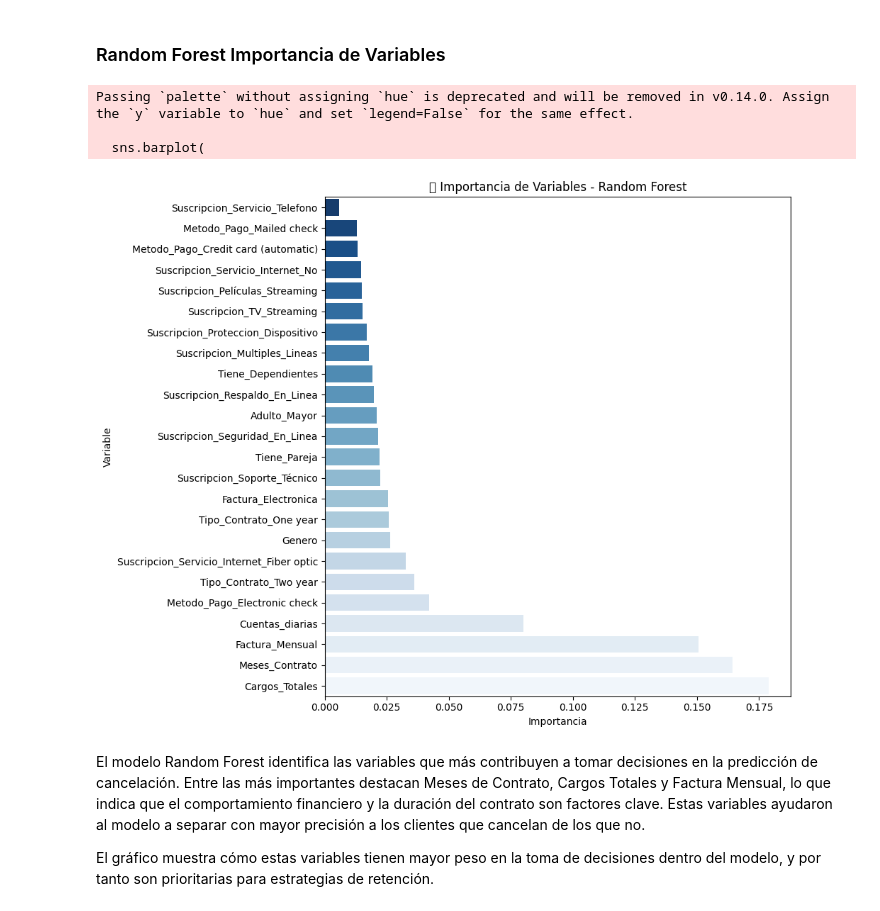
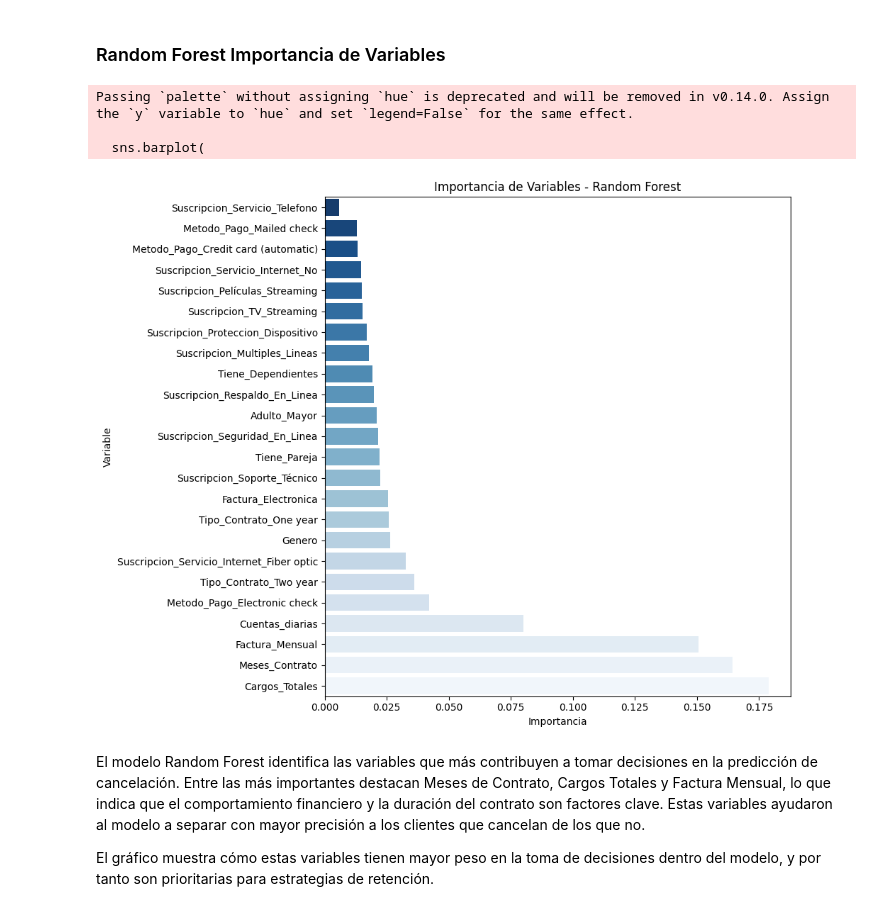
Before and after one commit to Emanuel-Acosta/challege-telecom-X2, a Jupyter notebook: challenge_telecom_X2.ipynb, the cells around one changed output. Cells and saved outputs as stored; diff of their text form; code cells hidden in the pictures.

```diff
--- a/challenge_telecom_X2.ipynb
+++ b/challenge_telecom_X2.ipynb
@@ -478,35 +478,35 @@ La magnitud del coeficiente refleja la fuerza del impacto: por ejemplo, Factura
 # %%
 import seaborn as sns
 import matplotlib.pyplot as plt
 
 # Crear un DataFrame con la importancia de las variables
 importancia_rf_df = pd.DataFrame({
     'Variable': features,
     'Importancia': modelo_rf.feature_importances_
 })
 
 # Ordenar por importancia descendente
 importancia_rf_df = importancia_rf_df.sort_values(by='Importancia', ascending=True)
 
 # Gráfico de barras horizontales
 plt.figure(figsize=(10, 8))
 sns.barplot(
     data=importancia_rf_df,
     x='Importancia',
     y='Variable',
     palette='Blues_r'
 )
 
-plt.title('🔍 Importancia de Variables - Random Forest')
+plt.title('Importancia de Variables - Random Forest')
 plt.xlabel('Importancia')
 plt.ylabel('Variable')
 plt.tight_layout()
 plt.show()
 # %% [output]
 Passing `palette` without assigning `hue` is deprecated and will be removed in v0.14.0. Assign the `y` variable to `hue` and set `legend=False` for the same effect.
 
   sns.barplot(
-[figure, old version]
+[figure, new version]
 # %% [markdown]
 El modelo Random Forest identifica las variables que más contribuyen a tomar decisiones en la predicción de cancelación. Entre las más importantes destacan Meses de Contrato, Cargos Totales y Factura Mensual, lo que indica que el comportamiento financiero y la duración del contrato son factores clave. Estas variables ayudaron al modelo a separar con mayor precisión a los clientes que cancelan de los que no.
 
```
Also changed, not shown: parts of 24 cells of this notebook.
